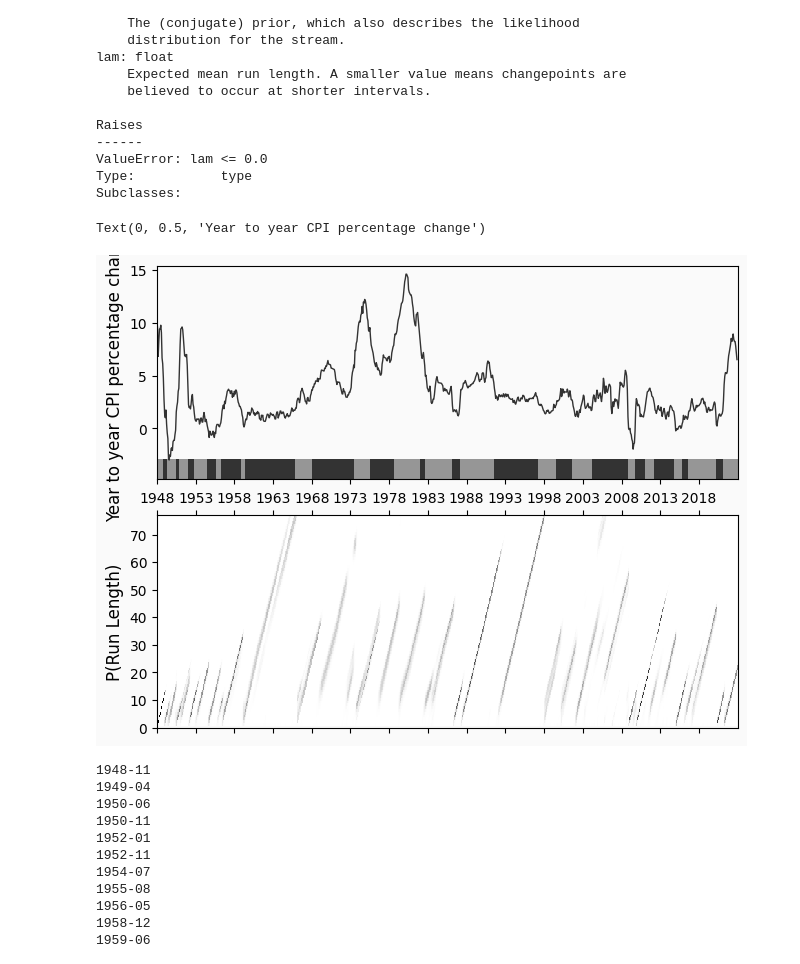
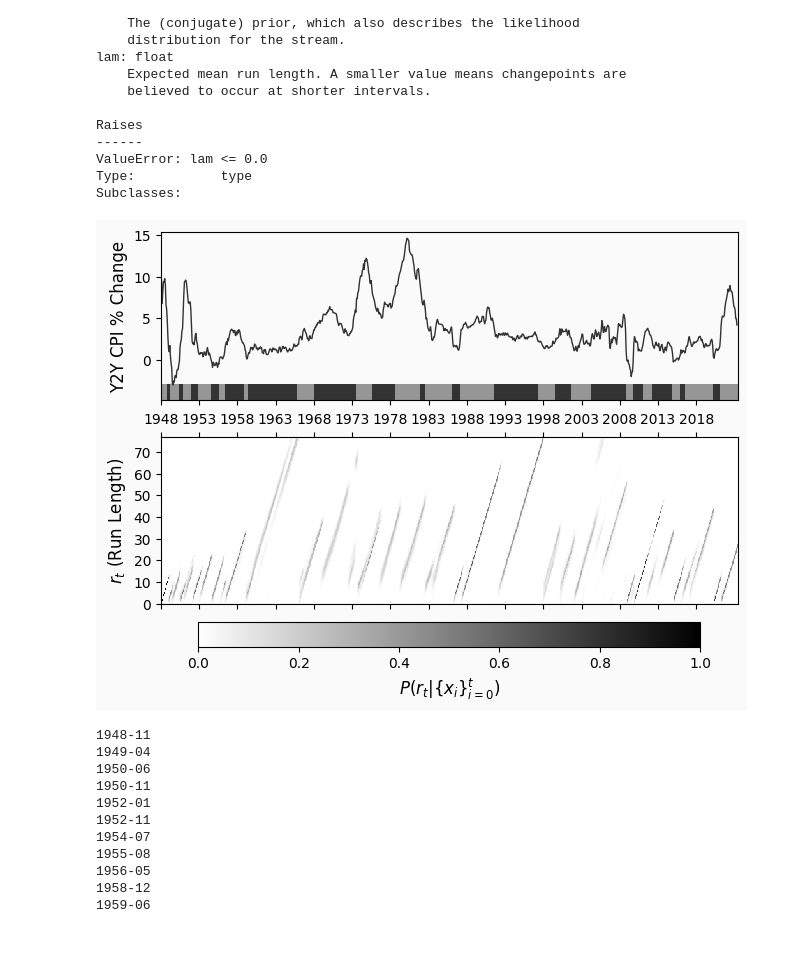
Before and after one commit to promised-ai/changepoint, a Jupyter notebook: pychangepoint/ChangePointExample.ipynb, the cells around one changed output. Cells and saved outputs as stored; diff of their text form; code cells hidden in the pictures.

```diff
--- a/pychangepoint/ChangePointExample.ipynb
+++ b/pychangepoint/ChangePointExample.ipynb
@@ -32,15 +40,18 @@ def change_point_plot(data, change_point_history):
     data_ax.plot(data)
 
     data_ax.set_ylabel("data")
-    change_point_ax.set_ylabel("P(Run Length)")
+    change_point_ax.set_ylabel("$r_t$ (Run Length)")
     data_ax.set_xlim(0, len(data))
 
     np.sum(change_point_history, axis=1)
 
     cp_y_upper = np.max(np.argmax(change_point_history, axis=1))
 
-    change_point_ax.matshow(change_point_history.T, origin="lower", aspect="auto")
+    matshow = change_point_ax.matshow(
+        change_point_history.T, origin="lower", aspect="auto"
+    )
     change_point_ax.set_ylim(0, cp_y_upper)
+    plt.colorbar(matshow, location="bottom", label="$P(r_t | \{x_i\}_{i=0}^t)$")
 
     data_lower, data_upper = 0.975 * np.min(data), 1.05 * np.max(data)
 
@@ -70,15 +81,11 @@ rng = np.random.default_rng(0x123)
 dist_a = norm(0, 1)
 dist_b = norm(1, 4)
 # %%
-n = 1000
+n = 100
 time_series = np.empty(n)
-use_dist_a = True  # Indicate which distribution should be sampled from
 
 for i in range(n):
-    if rng.uniform() > 0.995:
-        use_dist_a = not use_dist_a
-        print(f"Change at {i}")
-    if use_dist_a:
+    if i >= 50 and i < 80:
+        time_series[i] = dist_b.rvs(random_state=rng)
+    else:
         time_series[i] = dist_a.rvs(random_state=rng)
-    else:
-        time_series[i] = dist_b.rvs(random_state=rng)
@@ -103,7 +116,7 @@ change_point_plot(time_series, change_point_history);
 Source: https://fred.stlouisfed.org/series/MEDCPIM158SFRBCLE
 # %%
 data = pd.read_csv(
-    "https://fred.stlouisfed.org/graph/fredgraph.csv?bgcolor=%23e1e9f0&chart_type=line&drp=0&fo=open%20sans&graph_bgcolor=%23ffffff&height=450&mode=fred&recession_bars=on&txtcolor=%23444444&ts=12&tts=12&width=748&nt=0&thu=0&trc=0&show_legend=yes&show_axis_titles=yes&show_tooltip=yes&id=CPIAUCSL&scale=left&cosd=1947-01-01&coed=2022-12-01&line_color=%234572a7&link_values=false&line_style=solid&mark_type=none&mw=3&lw=2&ost=-99999&oet=99999&mma=0&fml=a&fq=Monthly&fam=avg&fgst=lin&fgsnd=2020-02-01&line_index=1&transformation=pc1&vintage_date=2023-01-20&revision_date=2023-01-20&nd=1947-01-01",
+    "https://fred.stlouisfed.org/graph/fredgraph.csv?mode=fred&id=CPIAUCSL&fq=Monthly&fam=avg&fgst=lin&fgsnd=2020-02-01&line_index=1&transformation=pc1&vintage_date=2023-01-20&revision_date=2023-01-20&nd=1947-01-01",
     index_col="DATE",
 )
 # %%
@@ -168,12 +185,13 @@ for i, x in enumerate(cpi.values):
 # %%
 _, (data_ax, _data_ax), change_points = change_point_plot(cpi, change_point_history)
 
 data_ax.set_xticks([5 * 12 * i for i in range(cpi.shape[0] // (5 * 12))])
 data_ax.set_xticklabels([cpi.index[i][:4] for i in data_ax.get_xticks()])
-data_ax.set_ylabel("Year to year CPI percentage change")
+data_ax.set_ylabel("Y2Y CPI % Change")
+
+plt.savefig("cpi-bcpd.png", dpi=500)
 # %% [output]
-Text(0, 0.5, 'Year to year CPI percentage change')
-[figure, old version]
+[figure, new version]
 # %%
 print("\n".join([x[:7] for x in cpi.index[change_points[1:-1]]]))
 # %% [output]
```
Also changed, not shown: parts of 18 cells of this notebook, 21 other files.
